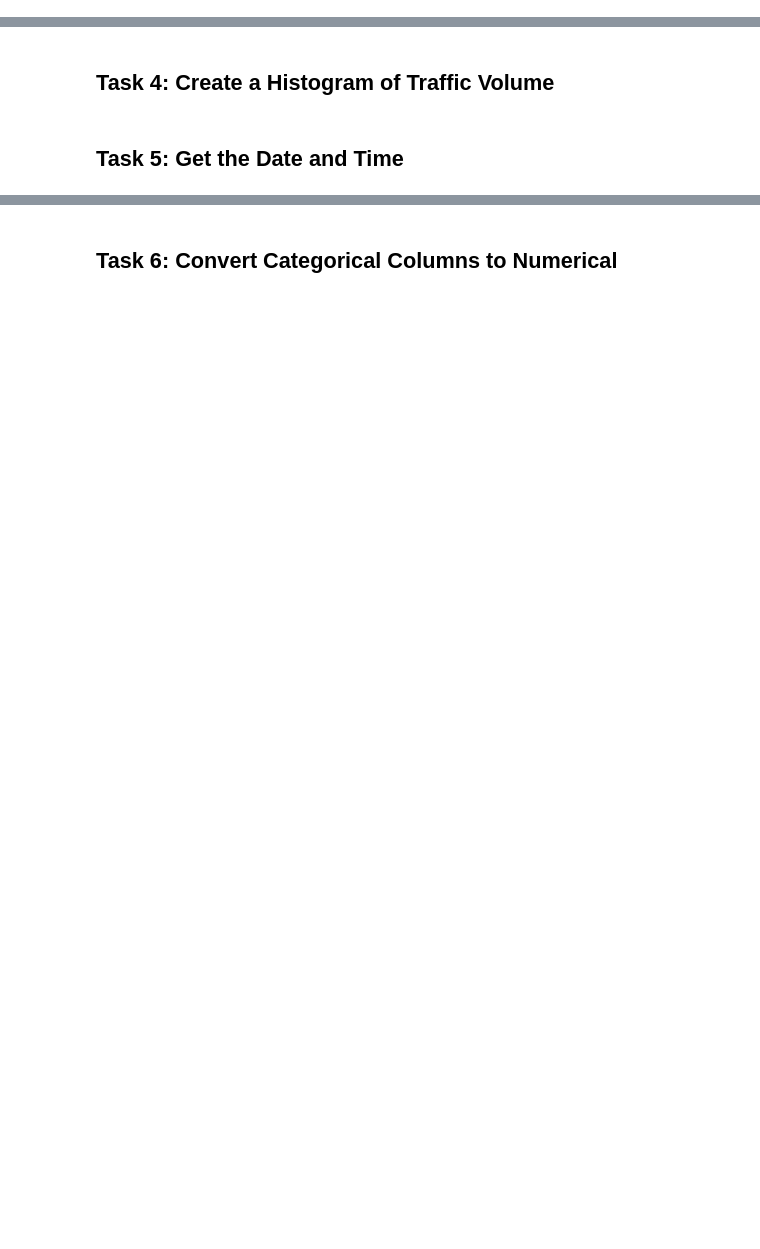
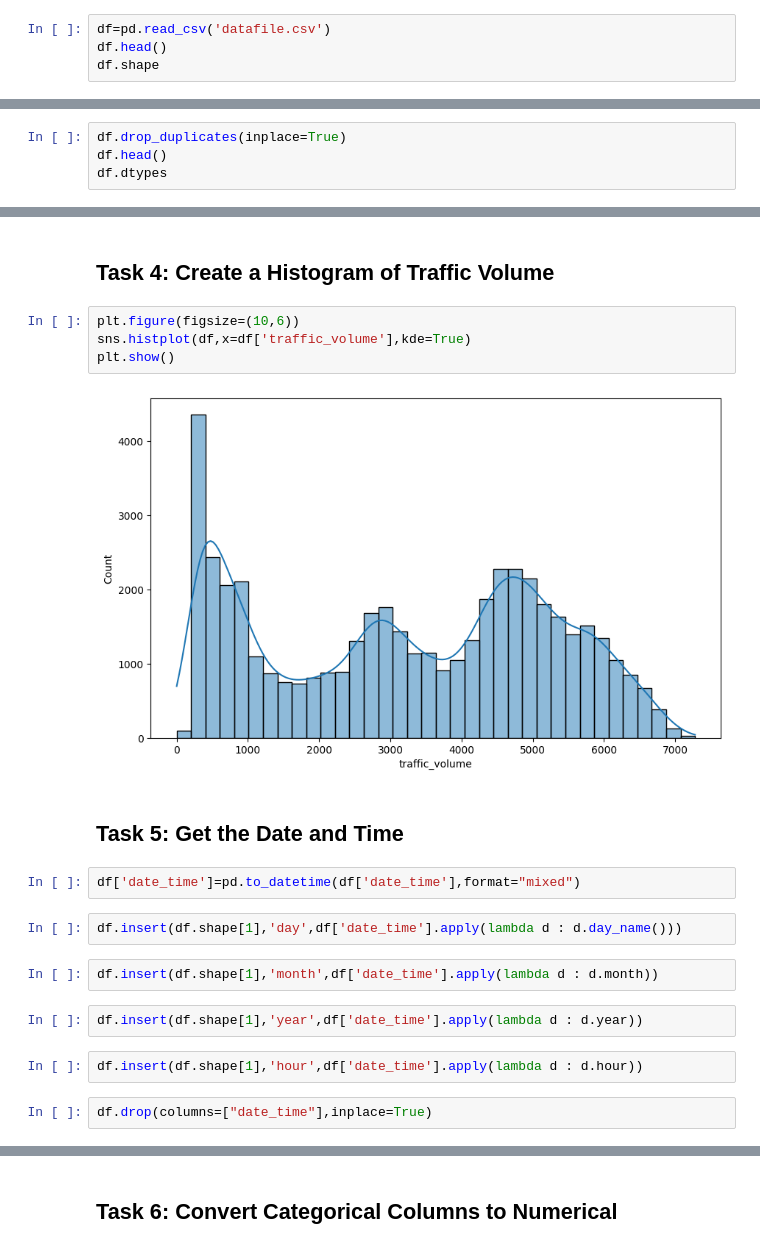
Before and after one commit to YannLHotel2/Traffic-prediction, a Jupyter notebook: Solution.ipynb, the cells around one changed output, grey strips where cells are left out. Cells and saved outputs as stored; diff of their text form; blank space fills up the shorter version.

```diff
--- a/Solution.ipynb
+++ b/Solution.ipynb
@@ -3,2 +17,6 @@
 # %% [markdown]
 ## Task 2: Load the Dataset
+# %%
+df=pd.read_csv('datafile.csv')
+df.head()
+df.shape
@@ -6,0 +31,4 @@
+# %%
+df.drop_duplicates(inplace=True)
+df.head()
+df.dtypes
@@ -7,4 +46,22 @@
 # %% [markdown]
 ## Task 4: Create a Histogram of Traffic Volume
+# %%
+plt.figure(figsize=(10,6))
+sns.histplot(df,x=df['traffic_volume'],kde=True)
+plt.show()
+# %% [output]
+[figure, added]
 # %% [markdown]
 ## Task 5: Get the Date and Time
+# %%
+df['date_time']=pd.to_datetime(df['date_time'],format="mixed")
+# %%
+df.insert(df.shape[1],'day',df['date_time'].apply(lambda d : d.day_name()))
+# %%
+df.insert(df.shape[1],'month',df['date_time'].apply(lambda d : d.month))
+# %%
+df.insert(df.shape[1],'year',df['date_time'].apply(lambda d : d.year))
+# %%
+df.insert(df.shape[1],'hour',df['date_time'].apply(lambda d : d.hour))
+# %%
+df.drop(columns=["date_time"],inplace=True)
```
Also changed, not shown: parts of 15 cells of this notebook, 1 other file.
